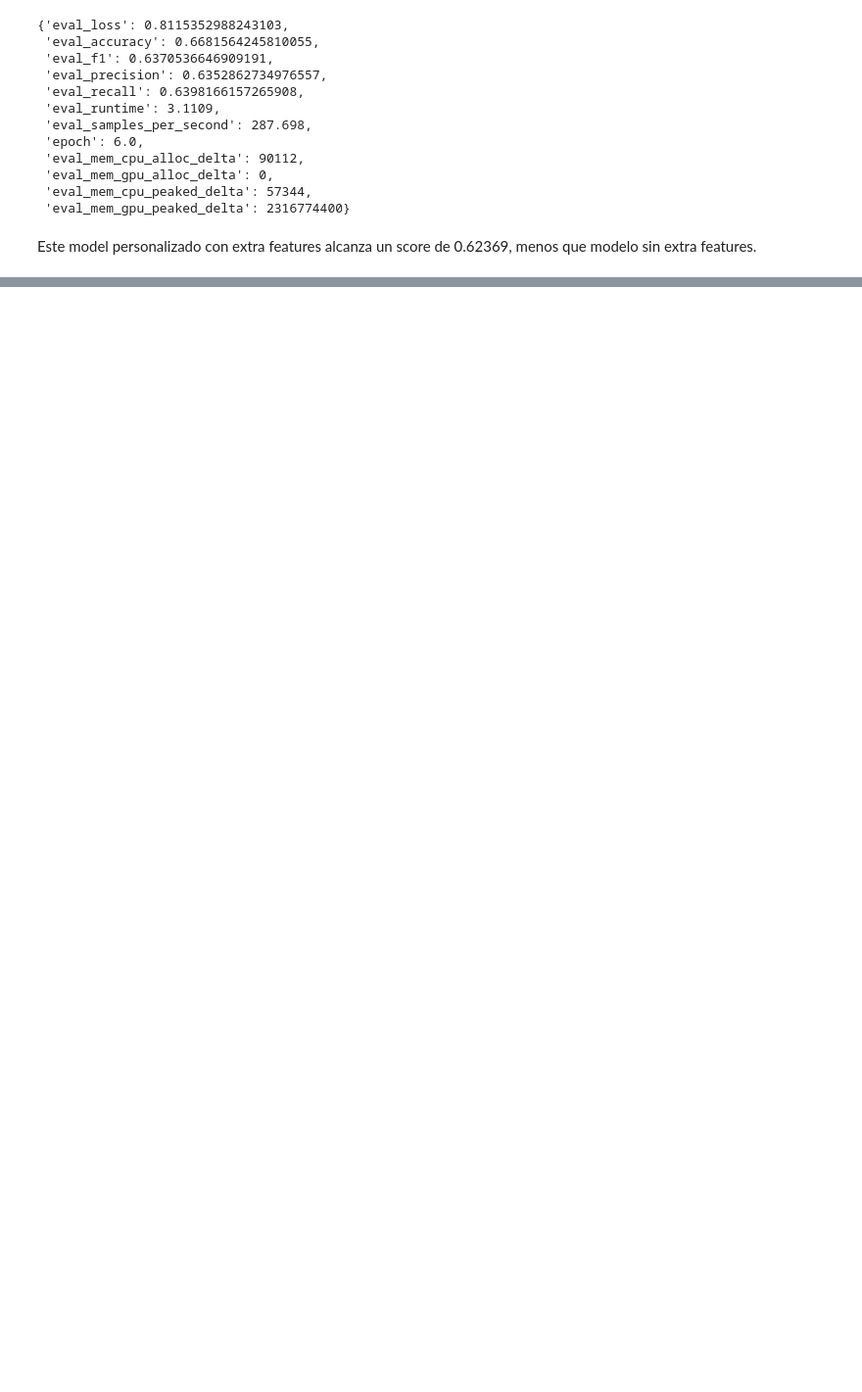
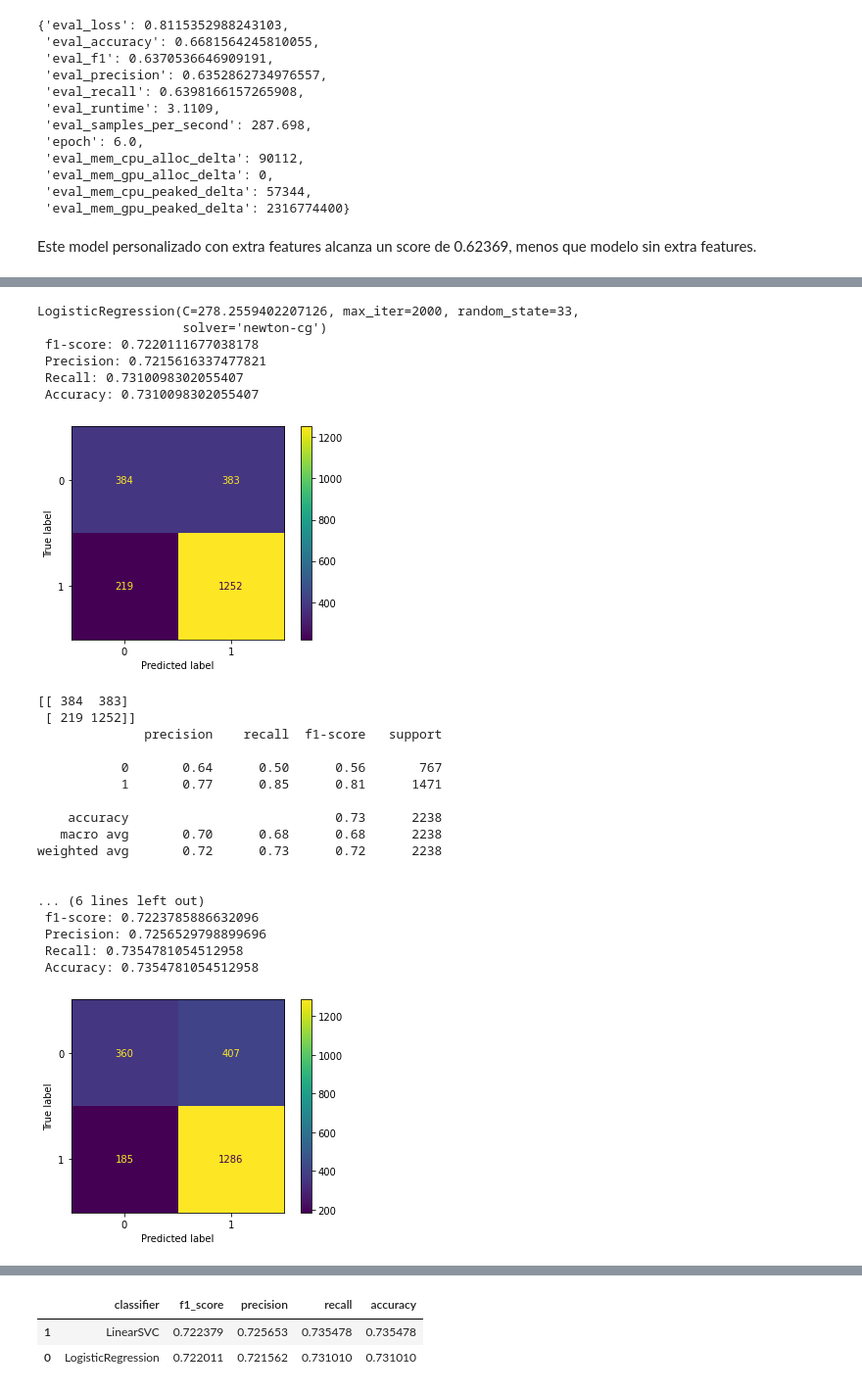
Before and after one commit to dveni/false-political-claim-detection-CDAW, a Jupyter notebook: new/Notebook Final.ipynb, the cells around one changed output, grey strips where cells are left out. Shown at 98% size. Saved outputs shown, nothing was run; the diff lists cells and outputs as text; code cells hidden in the pictures; blank space fills up the shorter version.

```diff
--- a/new/Notebook Final.ipynb
+++ b/new/Notebook Final.ipynb
@@ -1060,0 +1585,38 @@ Este model personalizado con extra features alcanza un score de 0.62369, menos q
+# %%
+scores = ['f1']
+
+best_params = []
+
+for model,param_grid in zip(models,param_grids):
+    print(model)
+    print(param_grid)
+    for score in scores:
+        print("# Tuning hyper-parameters for %s" % score)
+        print()
+
+        # cv = the fold of the cross-validation cv, defaulted to 5
+        gs = GridSearchCV(model, param_grid, cv=5, scoring='%s_weighted' % score)
+        gs.fit(x_train, y_train)
+
+        print("Best parameters set found on development set:")
+        print()
+        best_params.append(gs.best_params_)
+        print(gs.best_params_)
+        print()
+        print("Grid scores on development set:")
+        print()
+        means = gs.cv_results_['mean_test_score']
+        stds = gs.cv_results_['std_test_score']
+
+        for mean_score, std_score, params in zip(means, stds, gs.cv_results_['params']):
+            print("%0.3f (+/-%0.03f) for %r" % (mean_score, std_score * 2, params))
+        print()
+
+        print("Detailed classification report:")
+        print()
+        print("The model is trained on the full development set.")
+        print("The scores are computed on the full evaluation set.")
+        print()
+        y_true, y_pred = y_test, gs.predict(x_test)
+        print(classification_report(y_true, y_pred))
+        print()
@@ -1060,0 +1641,33 @@ Este model personalizado con extra features alcanza un score de 0.62369, menos q
+# %%
+LR_tuned = LogisticRegression(**best_params[0])
+lsvc_tuned = LinearSVC(**best_params[1])
+
+models_tuned = [LR_tuned,lsvc_tuned]
+# %%
+results_tuned_df = model_evaluation(models_tuned, x_train, x_test, y_train, y_test)
+# %% [output]
+LogisticRegression(C=278.2559402207126, max_iter=2000, random_state=33,
+                   solver='newton-cg')
+ f1-score: 0.7220111677038178
+ Precision: 0.7215616337477821
+ Recall: 0.7310098302055407
+ Accuracy: 0.7310098302055407
+[figure, added]
+[[ 384  383]
+ [ 219 1252]]
+              precision    recall  f1-score   support
+
+           0       0.64      0.50      0.56       767
+           1       0.77      0.85      0.81      1471
+
+    accuracy                           0.73      2238
+   macro avg       0.70      0.68      0.68      2238
+weighted avg       0.72      0.73      0.72      2238
+
+
+... (6 lines left out)
+ f1-score: 0.7223785886632096
+ Precision: 0.7256529798899696
+ Recall: 0.7354781054512958
+ Accuracy: 0.7354781054512958
+[figure, added]
@@ -1060,0 +1690,6 @@ Este model personalizado con extra features alcanza un score de 0.62369, menos q
+# %%
+results_tuned_df
+# %% [output]
+|  | classifier | f1_score | precision | recall | accuracy |
+| 1 | LinearSVC | 0.722379 | 0.725653 | 0.735478 | 0.735478 |
+| 0 | LogisticRegression | 0.722011 | 0.721562 | 0.731010 | 0.731010 |
```
Also changed, not shown: parts of 22 cells of this notebook, 2 other files.
